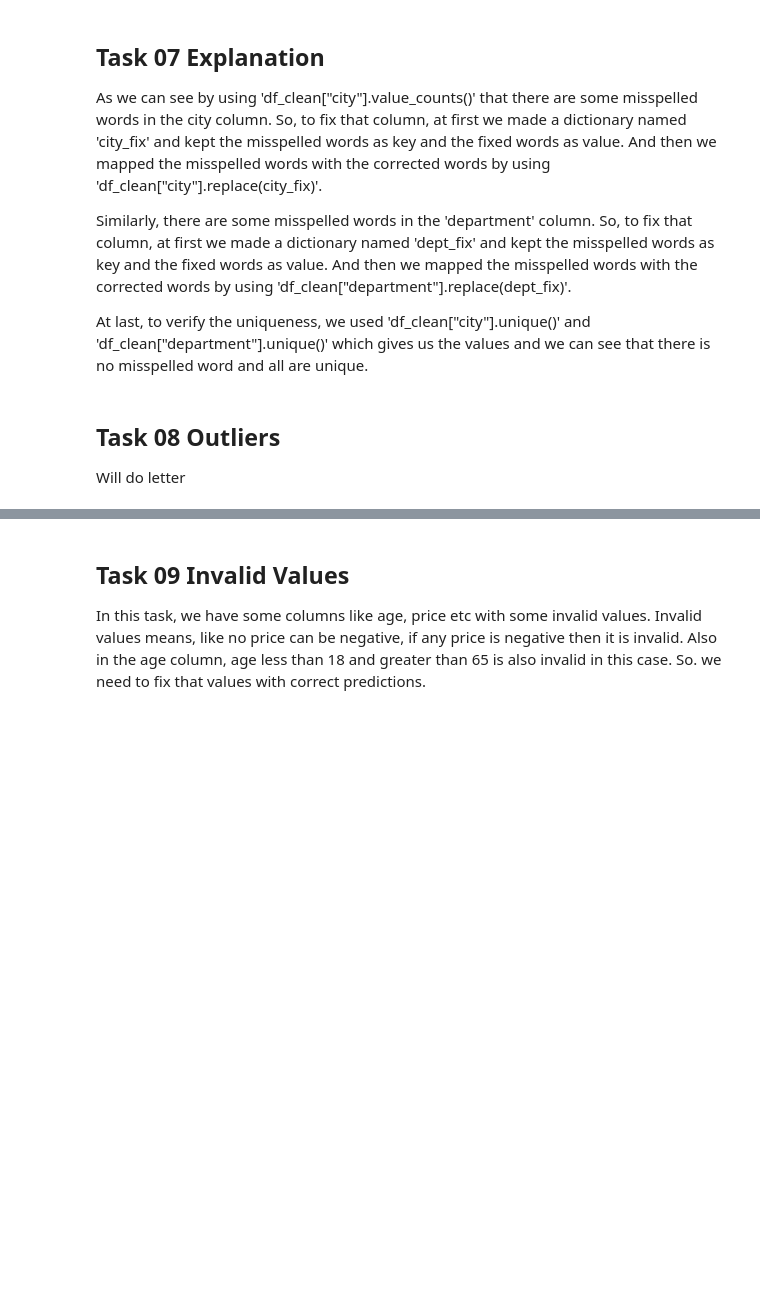
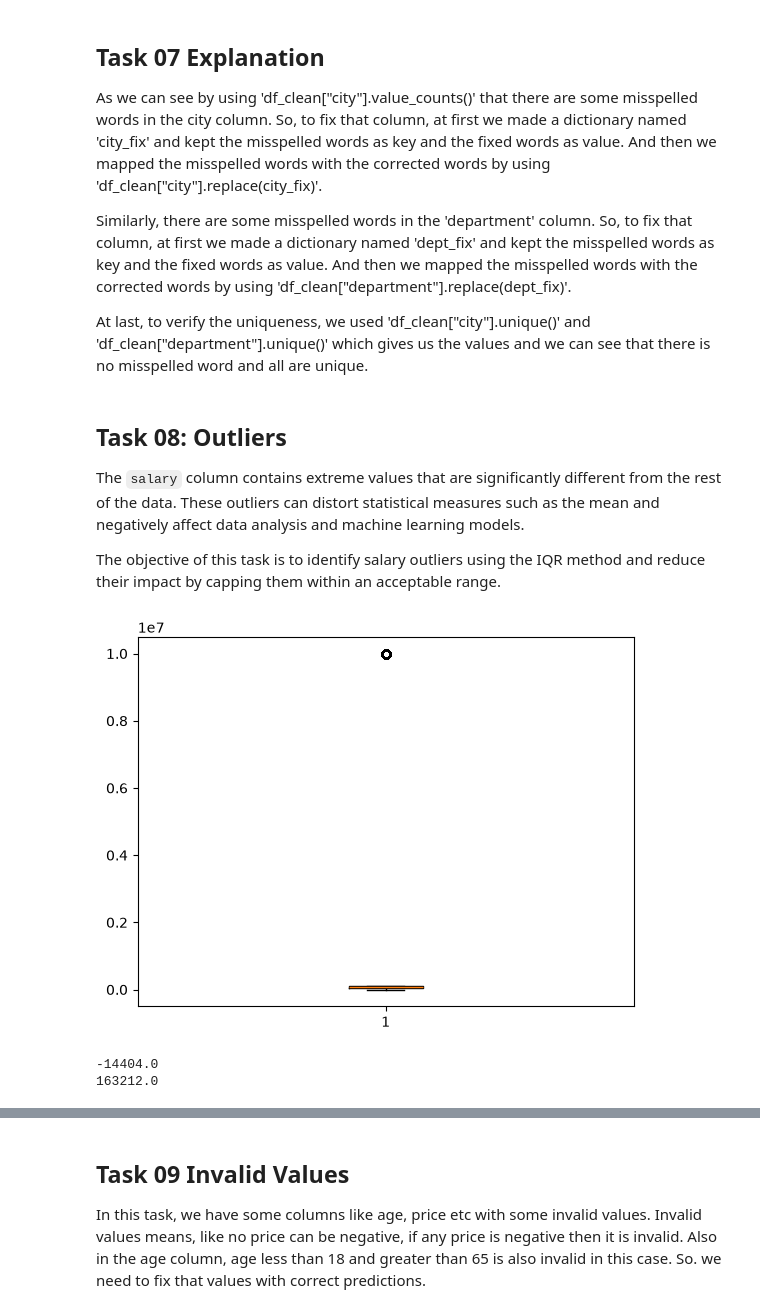
Before and after one commit to Hasib-2005/Assignments-of-AI-ML-Bootcamp, a Jupyter notebook: Assignment_3/data_cleaning.ipynb, the cells around one changed output, grey strips where cells are left out. Cells and saved outputs as stored; diff of their text form; code cells hidden in the pictures; blank space fills up the shorter version.

Commit message:
added the remarining task 08

```diff
--- a/Assignment_3/Solution.ipynb
+++ b/Assignment_3/data_cleaning.ipynb
@@ -509,6 +509,28 @@ Similarly, there are some misspelled words in the 'department' column. So, to fi
 At last, to verify the uniqueness, we used 'df_clean["city"].unique()' and
 'df_clean["department"].unique()' which gives us the values and we can see that there is no misspelled word and all are unique.
 # %% [markdown]
-## Task 08 Outliers
+## Task 08: Outliers
 
-Will do letter
+The `salary` column contains extreme values that are significantly different from the rest of the data. These outliers can distort statistical measures such as the mean and negatively affect data analysis and machine learning models.
+
+The objective of this task is to identify salary outliers using the IQR method and reduce their impact by capping them within an acceptable range.
+# %%
+df_clean["salary"].describe()
+plt.boxplot(df_clean["salary"])
+plt.show()
+# %% [output]
+[figure, added]
+# %%
+Q1 = df_clean["salary"].quantile(0.25)
+Q3 = df_clean["salary"].quantile(0.75)
+
+IQR = Q3 - Q1
+
+lower = Q1 - 1.5 * IQR
+upper = Q3 + 1.5 * IQR
+
+print(lower)
+print(upper)
+# %% [output]
+-14404.0
+163212.0
```
Also changed, not shown: parts of 3 cells of this notebook.
